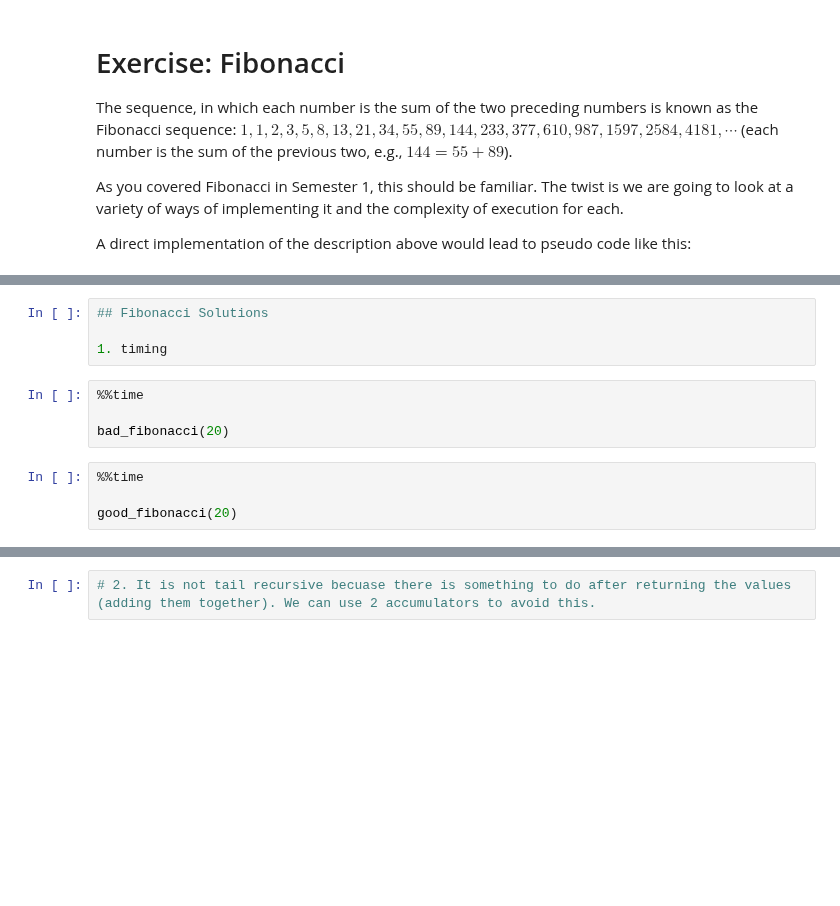
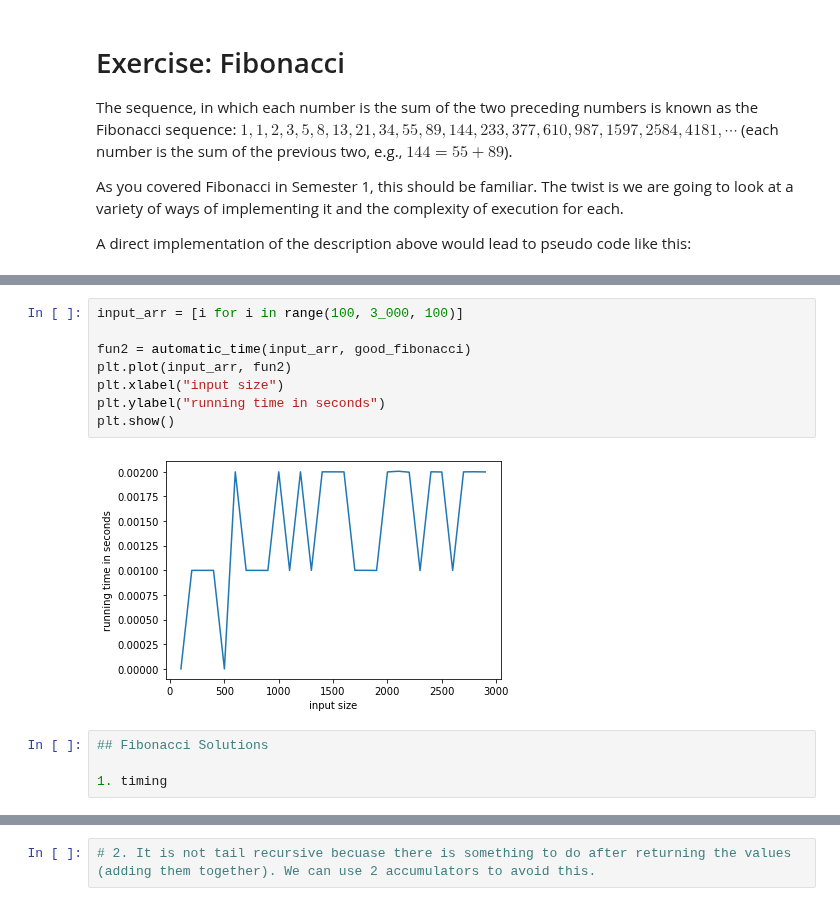
Before and after one commit to ValRCS/RTU_Algorithms_DIP321, a Jupyter notebook: recursion-examples.ipynb, the cells around one changed output, grey strips where cells are left out. Drawn from its saved outputs; the diff is of its cells as text; blank space fills up the shorter version.

```diff
--- a/recursion-examples.ipynb
+++ b/recursion-examples.ipynb
@@ -152,12 +278,14 @@ def good_fibonacci(n):
+# %%
+input_arr = [i for i in range(100, 3_000, 100)]
+
+fun2 = automatic_time(input_arr, good_fibonacci)
+plt.plot(input_arr, fun2)
+plt.xlabel("input size")
+plt.ylabel("running time in seconds")
+plt.show()
+# %% [output]
+[figure, added]
 # %%
 ## Fibonacci Solutions
 
 1. timing
-# %%
-%%time
-
-bad_fibonacci(20)
-# %%
-%%time
-
-good_fibonacci(20)
```
Also changed, not shown: parts of 84 cells of this notebook.
